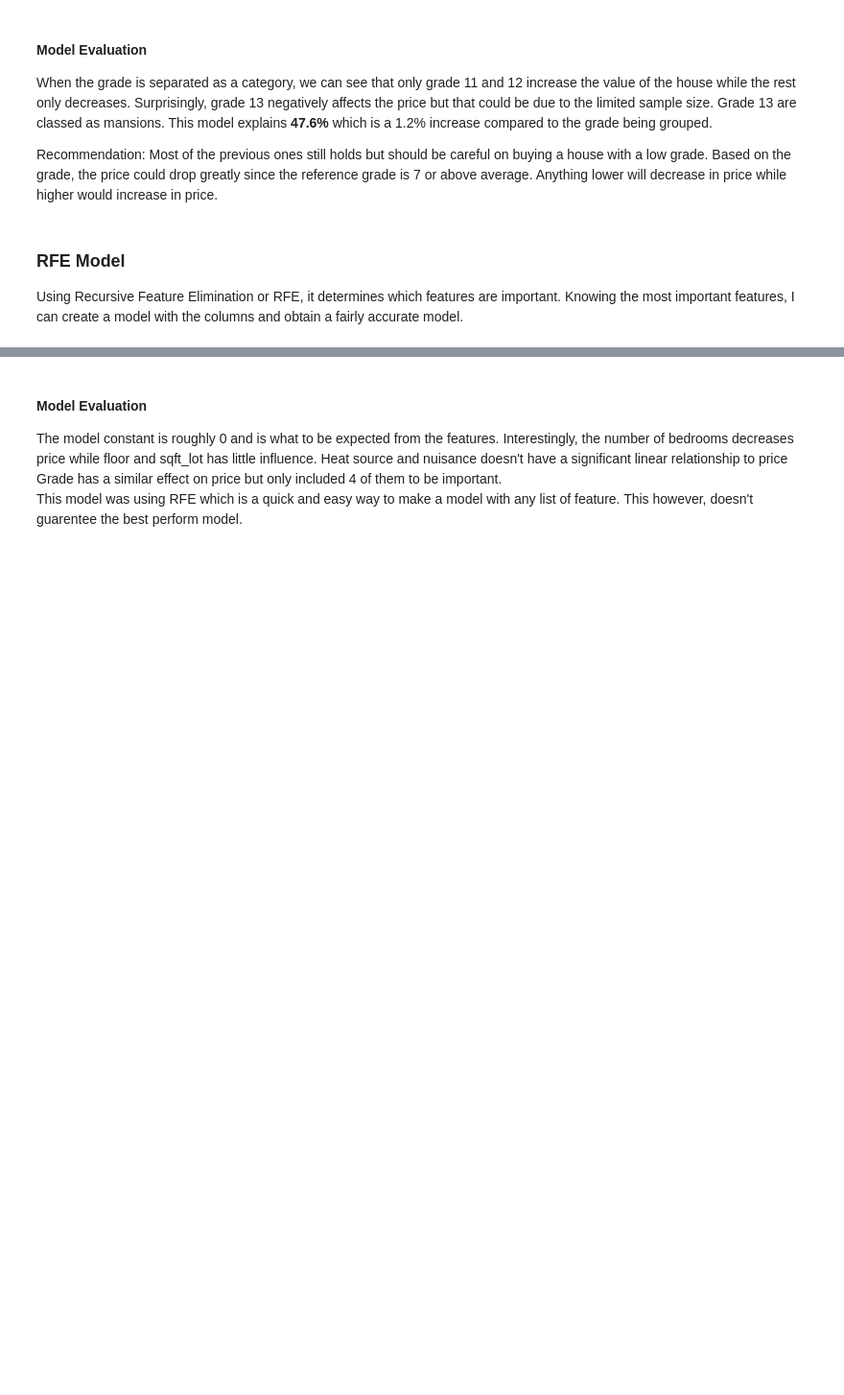
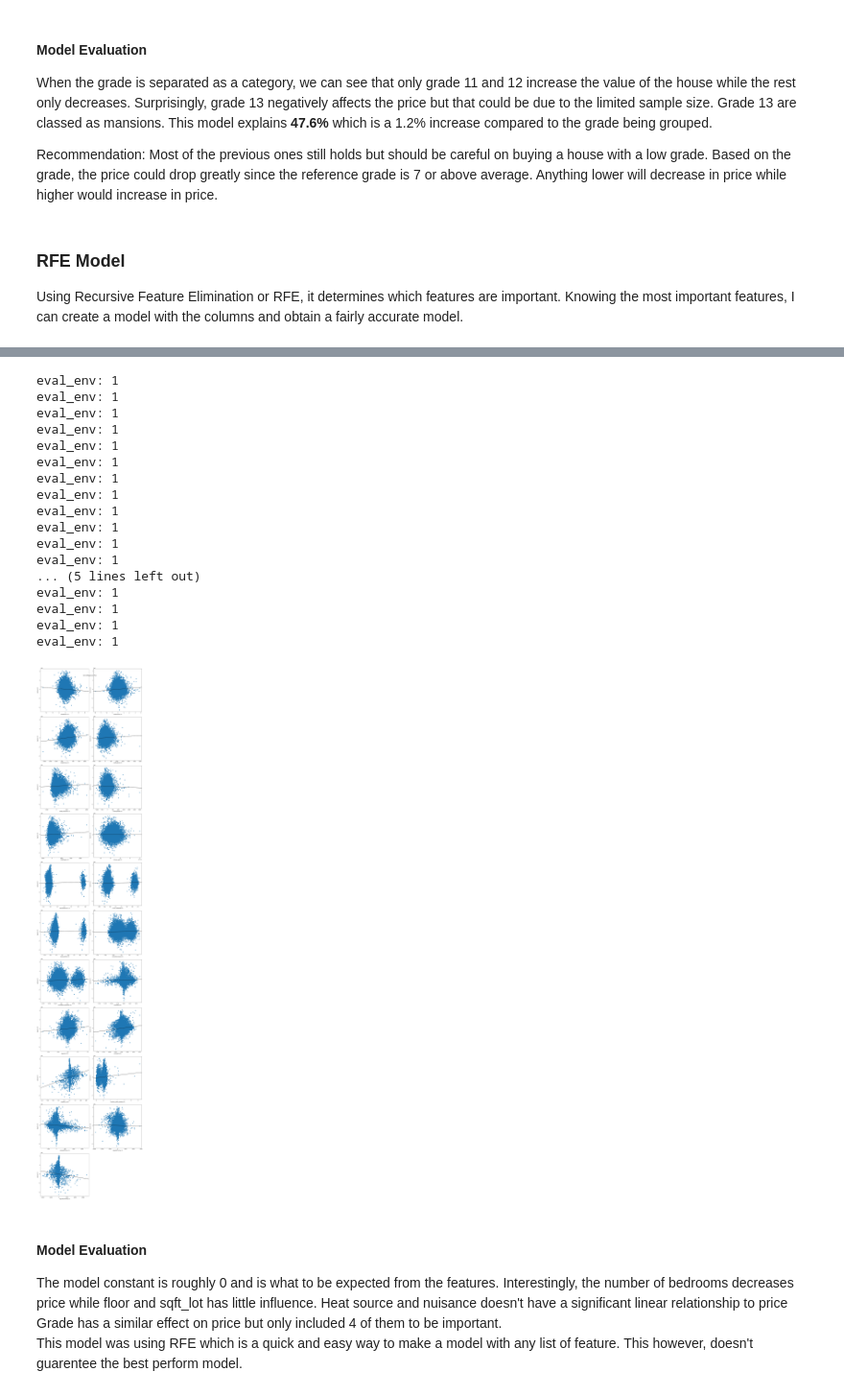
Before and after one commit to Tommyphung1/King-County-Feature-Regression, a Jupyter notebook: house_notebook.ipynb, the cells around one changed output, grey strips where cells are left out. Shown at 96% size. Saved outputs shown, nothing was run; the diff lists cells and outputs as text; code cells hidden in the pictures; blank space fills up the shorter version.

```diff
--- a/house_notebook.ipynb
+++ b/house_notebook.ipynb
@@ -608,3 +616,28 @@ strong multicollinearity problems or that the design matrix is singular.
+# %%
+
+fig = plt.figure(figsize=(15,75));
+sm.graphics.plot_partregress_grid(rfe_result, exog_idx= ['bedrooms','bathrooms','sqft_living','sqft_above','sqft_basement','sqft_garage','sqft_patio','house_age','greenbelt_YES','view_AVERAGE','view_GOOD','condition_Good',
+           'condition_Very Good','grade_6', 'grade_8','grade_9', 'grade_10','sewer_system_PUBLIC','grade6*living','grade8*living','grade10*living'], fig= fig);
+plt.tight_layout();
+# %% [output]
+eval_env: 1
+eval_env: 1
+eval_env: 1
+eval_env: 1
+eval_env: 1
+eval_env: 1
+eval_env: 1
+eval_env: 1
+eval_env: 1
+eval_env: 1
+eval_env: 1
+eval_env: 1
+... (5 lines left out)
+eval_env: 1
+eval_env: 1
+eval_env: 1
+eval_env: 1
+[figure, added]
 # %% [markdown]
 #### Model Evaluation
 The model constant is roughly 0 and is what to be expected from the features.
```
Also changed, not shown: parts of 16 cells of this notebook, 2 other files.
